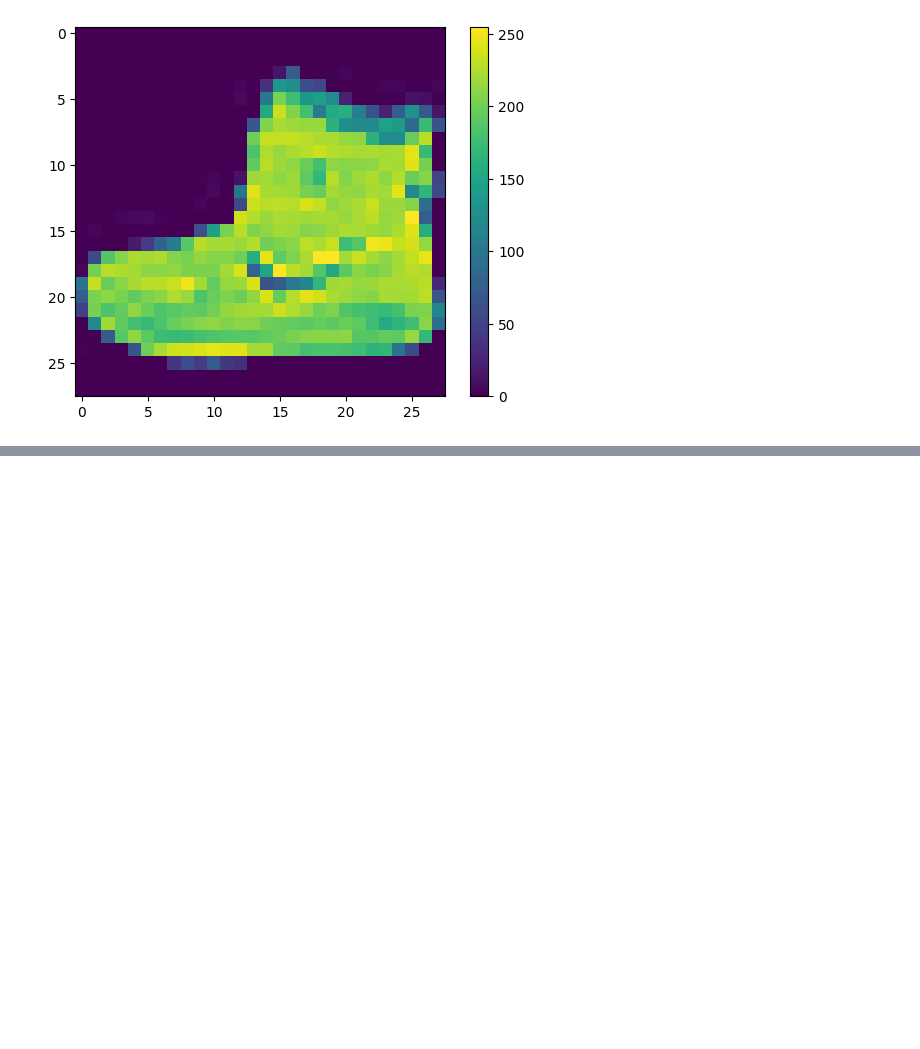
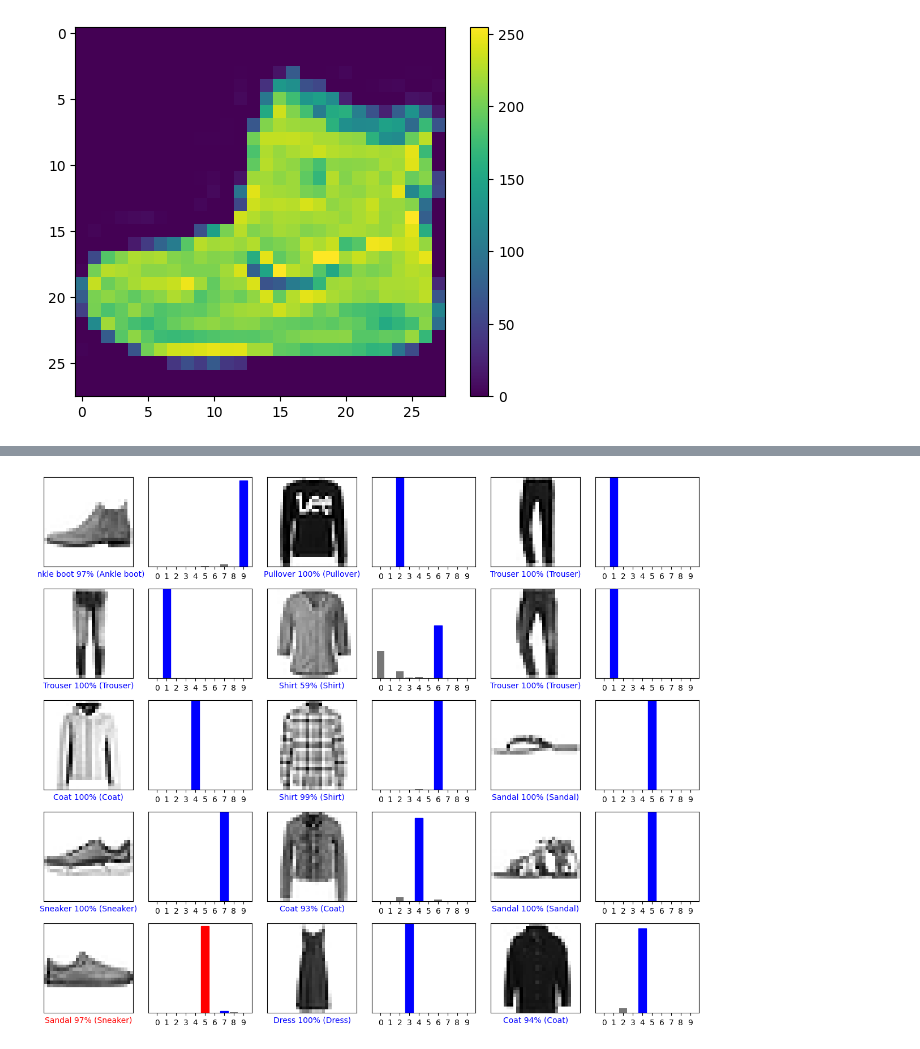
Before and after one commit to August0-mp/TorchFlow, a Jupyter notebook: TensorFlow.ipynb, the cells around one changed output, grey strips where cells are left out. Cells and saved outputs as stored; diff of their text form; code cells hidden in the pictures; blank space fills up the shorter version.

```diff
--- a/TensorFlow.ipynb
+++ b/TensorFlow.ipynb
@@ -43,0 +68,10 @@ for i in range(25):
+# %%
+# Compile the model
+
+model.compile(optimizer='adam', # Optimizer : how the model is updated based on the data it sees
+              loss=tf.keras.losses.SparseCategoricalCrossentropy(from_logits=True), # Loss function : How accurate is the model during training (the objective is to minimize this function)
+              metrics=['accuracy']) # Metrics : monitor the training and testing steps, in this caseuses accuracy, the fraction of the images that are correctly classified
+# %%
+# Feed the model
+# Fits the model to the data
+model.fit(train_images, train_labels, epochs=10)
@@ -43,0 +112,7 @@ for i in range(25):
+# %%
+# Predictions
+# Attach a softmax layer to convert the model's linear outputs—logits—to probabilities
+probability_model = tf.keras.Sequential([model, tf.keras.layers.Softmax()])
+predictions = probability_model.predict(test_images)
+predictions[0] # Represent the model's "confidence" that the image corresponds to each of the 10 different articles of clothing.
+np.argmax(predictions[0]) # We can see  which is the label with highest confidence
@@ -43,0 +167,16 @@ for i in range(25):
+# %%
+# Plot the first X test images, their predicted labels, and the true labels.
+# Color correct predictions in blue and incorrect predictions in red.
+num_rows = 5
+num_cols = 3
+num_images = num_rows*num_cols
+plt.figure(figsize=(2*2*num_cols, 2*num_rows))
+for i in range(num_images):
+  plt.subplot(num_rows, 2*num_cols, 2*i+1)
+  plot_image(i, predictions[i], test_labels, test_images)
+  plt.subplot(num_rows, 2*num_cols, 2*i+2)
+  plot_value_array(i, predictions[i], test_labels)
+plt.tight_layout()
+plt.show()
+# %% [output]
+[figure, added]
```
Also changed, not shown: parts of 9 cells of this notebook.
